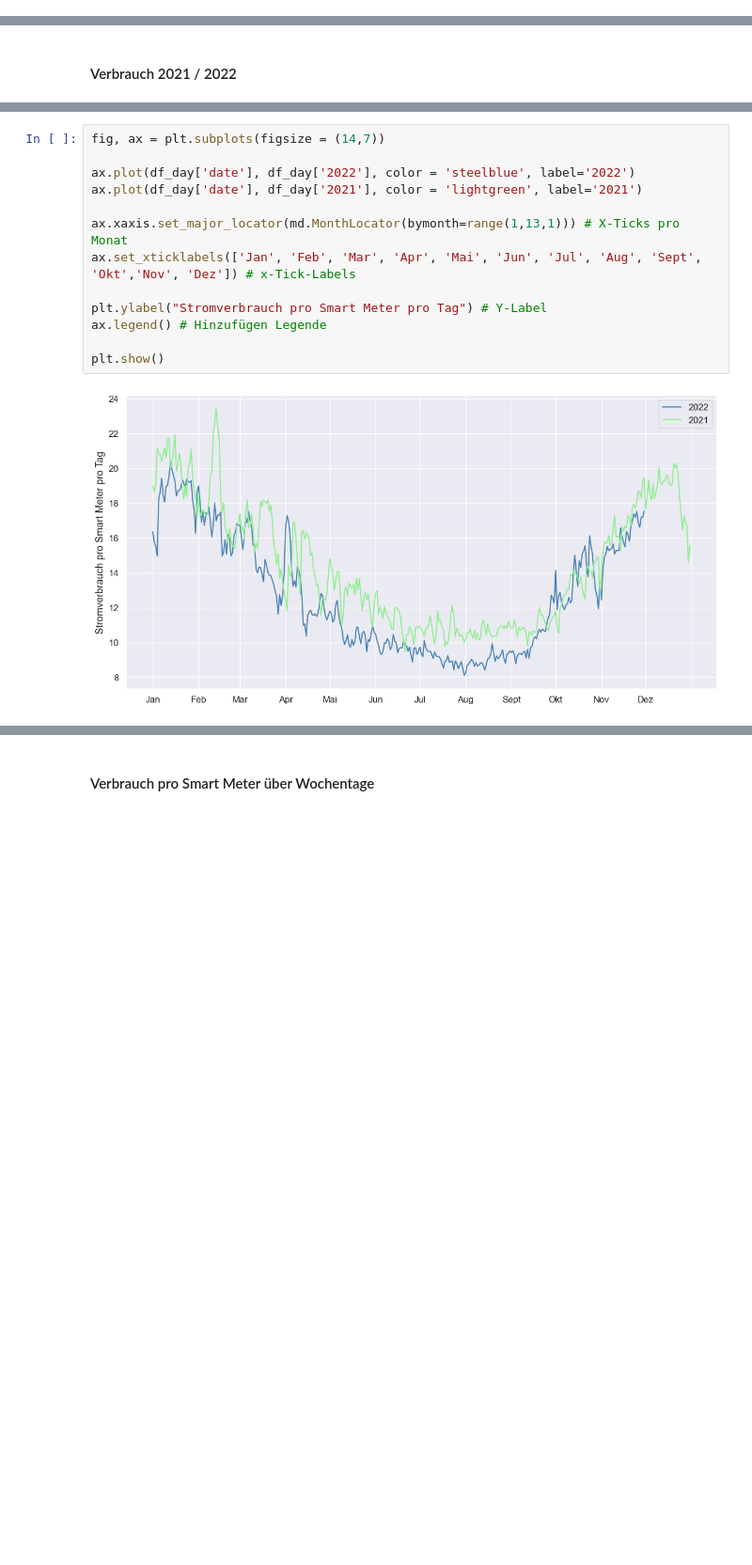
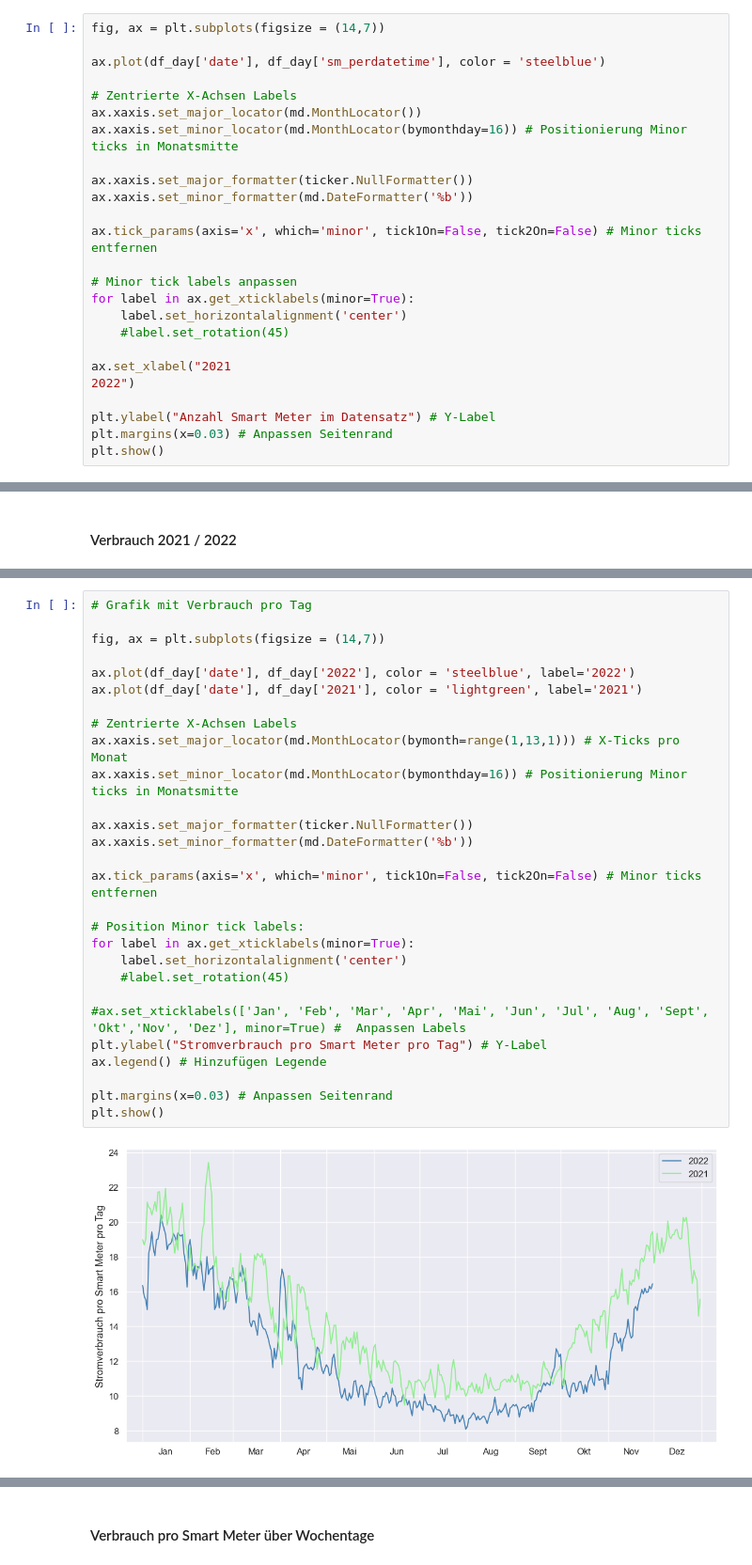
Before and after one commit to axpogroup/ckw-opendata, a Jupyter notebook: ckw.ch/Descriptives Agg.ipynb, the cells around one changed output, grey strips where cells are left out. Shown at 94% size. Cells and saved outputs as stored; diff of their text form; blank space fills up the shorter version.

```diff
--- a/ckw.ch/Descriptives Agg.ipynb
+++ b/ckw.ch/Descriptives Agg.ipynb
@@ -396,0 +408,24 @@ df_data
+# %%
+fig, ax = plt.subplots(figsize = (14,7))
+
+ax.plot(df_day['date'], df_day['sm_perdatetime'], color = 'steelblue')
+
+# Zentrierte X-Achsen Labels
+ax.xaxis.set_major_locator(md.MonthLocator())
+ax.xaxis.set_minor_locator(md.MonthLocator(bymonthday=16)) # Positionierung Minor ticks in Monatsmitte
+
+ax.xaxis.set_major_formatter(ticker.NullFormatter())
+ax.xaxis.set_minor_formatter(md.DateFormatter('%b'))
+
+ax.tick_params(axis='x', which='minor', tick1On=False, tick2On=False) # Minor ticks entfernen
+
+# Minor tick labels anpassen
+for label in ax.get_xticklabels(minor=True):
+    label.set_horizontalalignment('center')
+    #label.set_rotation(45)
+
+ax.set_xlabel("2021                                                                                                 2022")
+
+plt.ylabel("Anzahl Smart Meter im Datensatz") # Y-Label
+plt.margins(x=0.03) # Anpassen Seitenrand
+plt.show()
@@ -409,17 +447,32 @@ df_day=df_datashort.groupby(['year', 'month', 'daymonth', 'date'])[['kwh_persmdt
 df_day=df_day.pivot_table(values="kwh_persmdt", index=['month','daymonth'], columns=["year"]).reset_index() # Pivot-Tabelle
 df_day.columns = ['month','date', '2021', '2022'] # Umbenennen Variablen
 # %%
+# Grafik mit Verbrauch pro Tag
+
 fig, ax = plt.subplots(figsize = (14,7))
 
 ax.plot(df_day['date'], df_day['2022'], color = 'steelblue', label='2022')
 ax.plot(df_day['date'], df_day['2021'], color = 'lightgreen', label='2021')
 
+# Zentrierte X-Achsen Labels
 ax.xaxis.set_major_locator(md.MonthLocator(bymonth=range(1,13,1))) # X-Ticks pro Monat
-ax.set_xticklabels(['Jan', 'Feb', 'Mar', 'Apr', 'Mai', 'Jun', 'Jul', 'Aug', 'Sept', 'Okt','Nov', 'Dez']) # x-Tick-Labels
+ax.xaxis.set_minor_locator(md.MonthLocator(bymonthday=16)) # Positionierung Minor ticks in Monatsmitte
 
+ax.xaxis.set_major_formatter(ticker.NullFormatter())
+ax.xaxis.set_minor_formatter(md.DateFormatter('%b'))
+
+ax.tick_params(axis='x', which='minor', tick1On=False, tick2On=False) # Minor ticks entfernen
+
+# Position Minor tick labels:
+for label in ax.get_xticklabels(minor=True):
+    label.set_horizontalalignment('center')
+    #label.set_rotation(45)
+
+#ax.set_xticklabels(['Jan', 'Feb', 'Mar', 'Apr', 'Mai', 'Jun', 'Jul', 'Aug', 'Sept', 'Okt','Nov', 'Dez'], minor=True) #  Anpassen Labels
 plt.ylabel("Stromverbrauch pro Smart Meter pro Tag") # Y-Label
 ax.legend() # Hinzufügen Legende
 
+plt.margins(x=0.03) # Anpassen Seitenrand
 plt.show()
 # %% [output]
-[figure, old version]
+[figure, new version]
```
Also changed, not shown: parts of 43 cells of this notebook, 1 other file.
